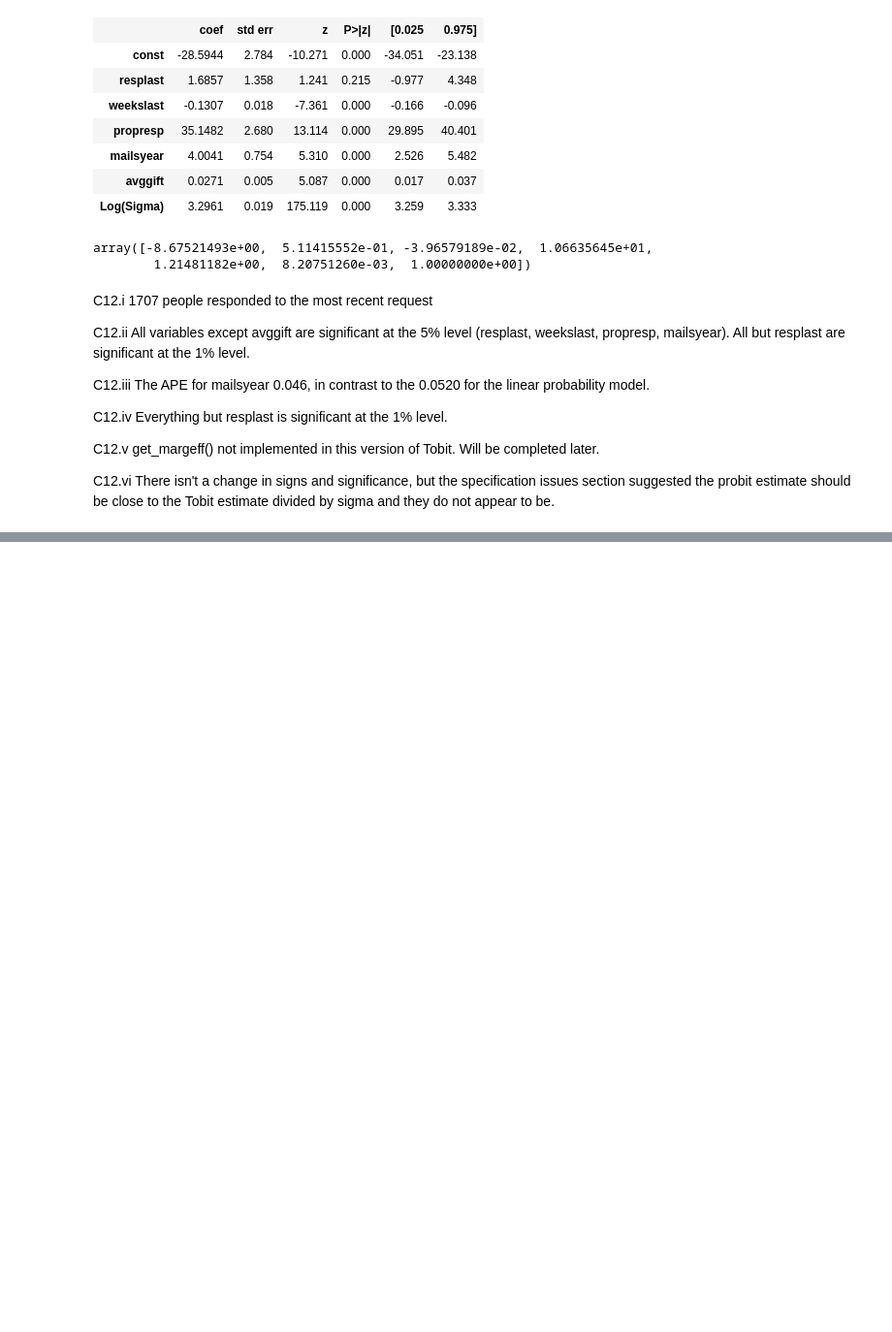
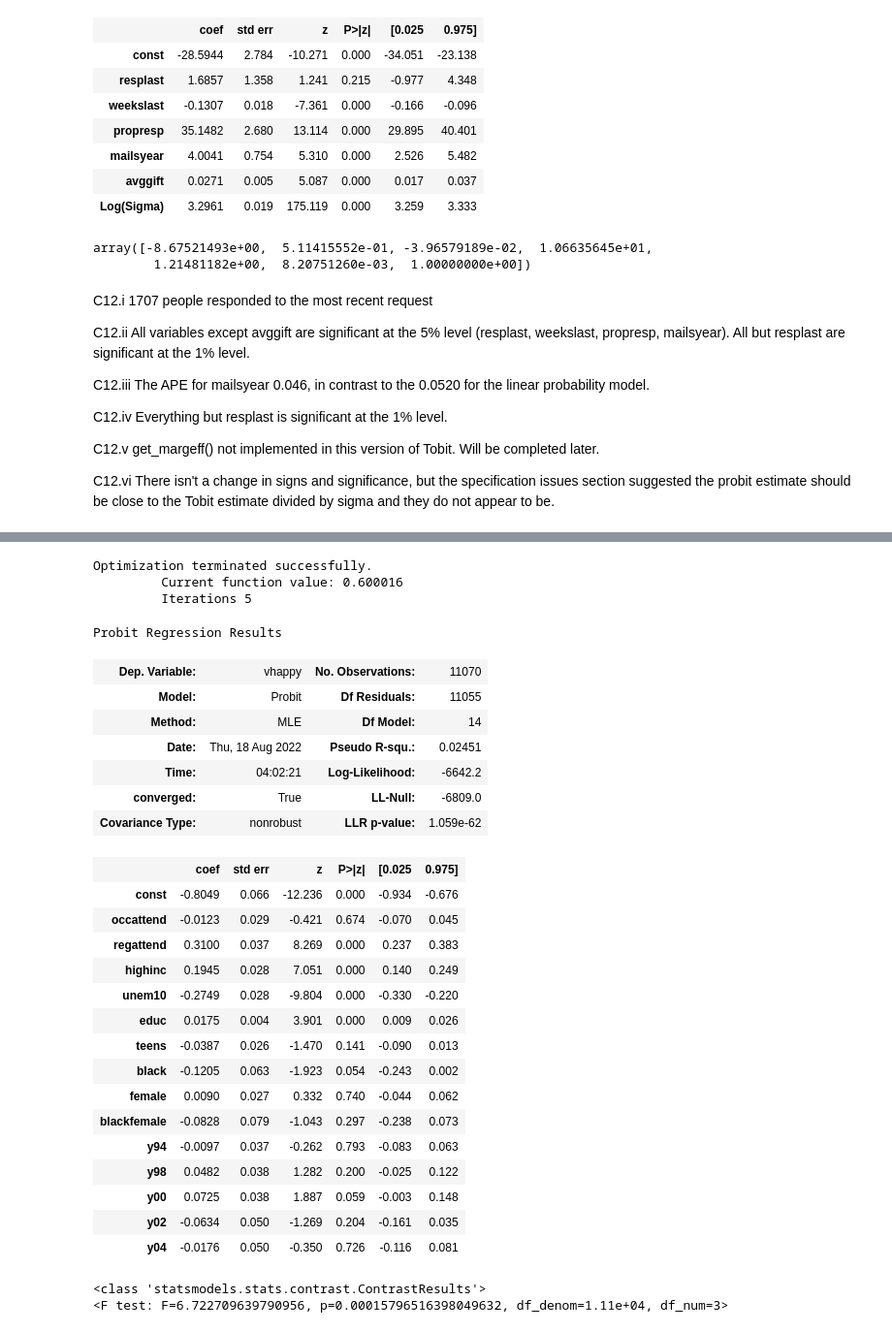
Before and after one commit to systemchalk/wooldridge_workbook, a Jupyter notebook: ch17.ipynb, the cells around one changed output, grey strips where cells are left out. Shown at 97% size. Drawn from its saved outputs; the diff is of its cells as text; code cells hidden in the pictures; blank space fills up the shorter version.

```diff
--- a/ch17.ipynb
+++ b/ch17.ipynb
@@ -1588,0 +1635,6 @@ C12.vi There isn't a change in signs and significance, but the specification iss
+# %%
+htv_less16 = htv[htv.educ < 16]
+print("Original sample:", htv.shape[0], "Restricted sample:", htv_less16.shape[0], "Observations dropped:", (1 - htv_less16.shape[0] / htv.shape[0]) * 100, "percent")
+X = sm.add_constant(htv_less16[["educ", "abil", "exper", "nc", "west", "south", "urban"]])
+model = sm.OLS(htv_less16.lwage, X, missing="drop").fit()
+model.summary()
@@ -1588,0 +1668,5 @@ C12.vi There isn't a change in signs and significance, but the specification iss
+# %%
+htv_less20 = htv[htv.wage < 20]
+X = sm.add_constant(htv_less20[["educ", "abil", "exper", "nc", "west", "south", "urban"]])
+model = sm.OLS(htv_less20.lwage, X, missing="drop").fit()
+model.summary()
@@ -1588,0 +1707,6 @@ C12.vi There isn't a change in signs and significance, but the specification iss
+# %%
+# Exercise 14
+happiness = pd.read_stata("./stata/happiness.dta")
+X = sm.add_constant(happiness[["occattend", "regattend", "y94", "y98", "y00", "y02", "y04"]])
+model = sm.OLS(happiness.vhappy, X, missing="drop").fit()
+model.summary()
@@ -1588,0 +1778,6 @@ C12.vi There isn't a change in signs and significance, but the specification iss
+# %%
+happiness["highinc"] = 0
+happiness.loc[happiness.income == "$25000 or more", "highinc"] = 1
+X = sm.add_constant(happiness[["occattend", "regattend", "highinc", "unem10", "educ", "teens", "y94", "y98", "y00", "y02", "y04"]])
+model = sm.Probit(happiness.vhappy, X, missing="drop").fit()
+model.summary()
@@ -1588,0 +1828,37 @@ C12.vi There isn't a change in signs and significance, but the specification iss
+# %%
+X = sm.add_constant(happiness[["occattend", "regattend", "highinc", "unem10", "educ", "teens", "black", "female", "blackfemale", "y94", "y98", "y00", "y02", "y04"]])
+model = sm.Probit(happiness.vhappy, X, missing="drop").fit()
+model.summary()
+# %% [output]
+Optimization terminated successfully.
+         Current function value: 0.600016
+         Iterations 5
+Probit Regression Results
+| Dep. Variable: | vhappy | No. Observations: | 11070 |
+| Model: | Probit | Df Residuals: | 11055 |
+| Method: | MLE | Df Model: | 14 |
+| Date: | Thu, 18 Aug 2022 | Pseudo R-squ.: | 0.02451 |
+| Time: | 04:02:21 | Log-Likelihood: | -6642.2 |
+| converged: | True | LL-Null: | -6809.0 |
+| Covariance Type: | nonrobust | LLR p-value: | 1.059e-62 |
+|  | coef | std err | z | P>|z| | [0.025 | 0.975] |
+| const | -0.8049 | 0.066 | -12.236 | 0.000 | -0.934 | -0.676 |
+| occattend | -0.0123 | 0.029 | -0.421 | 0.674 | -0.070 | 0.045 |
+| regattend | 0.3100 | 0.037 | 8.269 | 0.000 | 0.237 | 0.383 |
+| highinc | 0.1945 | 0.028 | 7.051 | 0.000 | 0.140 | 0.249 |
+| unem10 | -0.2749 | 0.028 | -9.804 | 0.000 | -0.330 | -0.220 |
+| educ | 0.0175 | 0.004 | 3.901 | 0.000 | 0.009 | 0.026 |
+| teens | -0.0387 | 0.026 | -1.470 | 0.141 | -0.090 | 0.013 |
+| black | -0.1205 | 0.063 | -1.923 | 0.054 | -0.243 | 0.002 |
+| female | 0.0090 | 0.027 | 0.332 | 0.740 | -0.044 | 0.062 |
+| blackfemale | -0.0828 | 0.079 | -1.043 | 0.297 | -0.238 | 0.073 |
+| y94 | -0.0097 | 0.037 | -0.262 | 0.793 | -0.083 | 0.063 |
+| y98 | 0.0482 | 0.038 | 1.282 | 0.200 | -0.025 | 0.122 |
+| y00 | 0.0725 | 0.038 | 1.887 | 0.059 | -0.003 | 0.148 |
+| y02 | -0.0634 | 0.050 | -1.269 | 0.204 | -0.161 | 0.035 |
+| y04 | -0.0176 | 0.050 | -0.350 | 0.726 | -0.116 | 0.081 |
+# %%
+model.f_test("black=female=blackfemale=0")
+# %% [output]
+<class 'statsmodels.stats.contrast.ContrastResults'>
+<F test: F=6.722709639790956, p=0.00015796516398049632, df_denom=1.11e+04, df_num=3>
```
Also changed, not shown: parts of 43 cells of this notebook.
